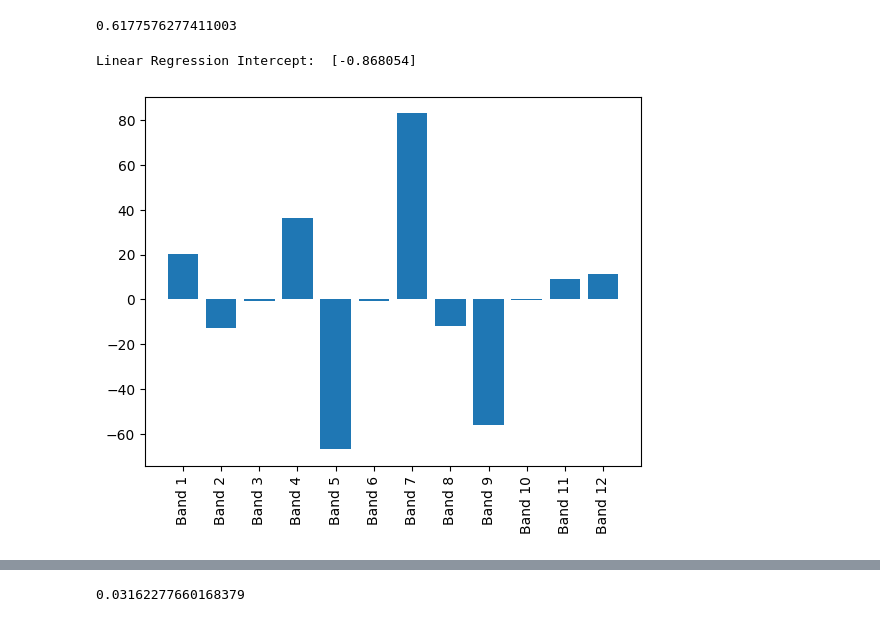
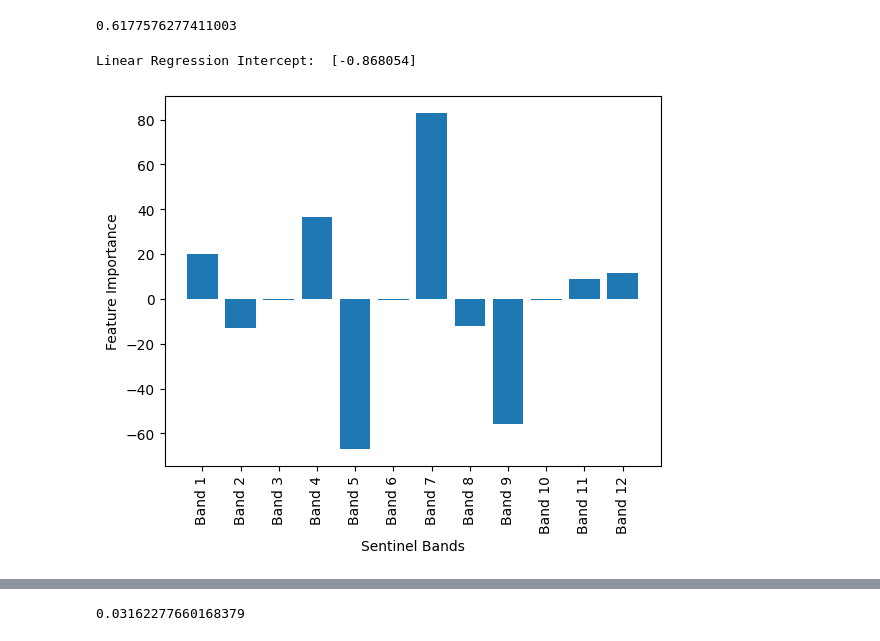
Before and after one commit to Arun-1997/Msc_Thesis, a Jupyter notebook: CNN_evaluate_analysis.ipynb, the cells around one changed output, grey strips where cells are left out. Saved outputs shown, nothing was run; the diff lists cells and outputs as text; code cells hidden in the pictures.

```diff
--- a/CNN_evaluate_analysis.ipynb
+++ b/CNN_evaluate_analysis.ipynb
@@ -200,14 +266,18 @@ reg2.score(nomask_train_x, nomask_train_y)
 # %%
 print("Linear Regression Intercept: ",reg2.intercept_)
 importance = reg2.coef_.reshape(-1)
 bands = ["Band "+str(x+1) for x in range(len(importance))]
 # fig = plt.figure(1, [12, 5])
 plt.bar(bands, importance,width=0.8)
+plt.ylabel("Feature Importance")
+plt.xlabel("Sentinel Bands")
 plt.xticks(bands,rotation="vertical")
+
+plt.savefig("Output/Evaluation/lin_reg_feature_importance.png")
 plt.show()
 # %% [output]
 Linear Regression Intercept:  [-0.868054]
-[figure, old version]
+[figure, new version]
 # %%
 nomask_pred_y = reg2.predict(nomask_test_x)
 nomask_test_df_merged["ols_pred_yield"] = nomask_pred_y
```
Also changed, not shown: parts of 17 cells of this notebook, 10 other files.
